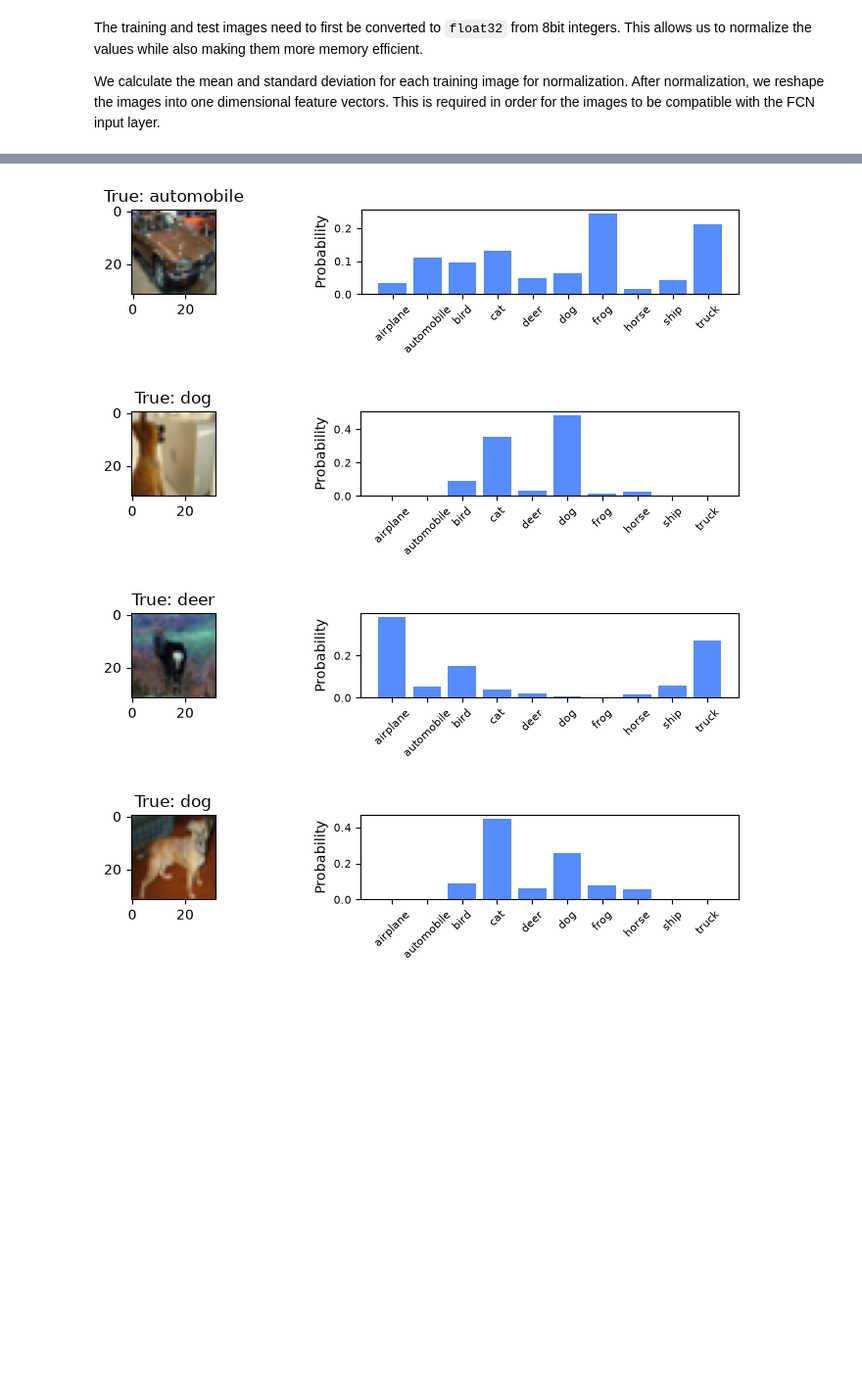
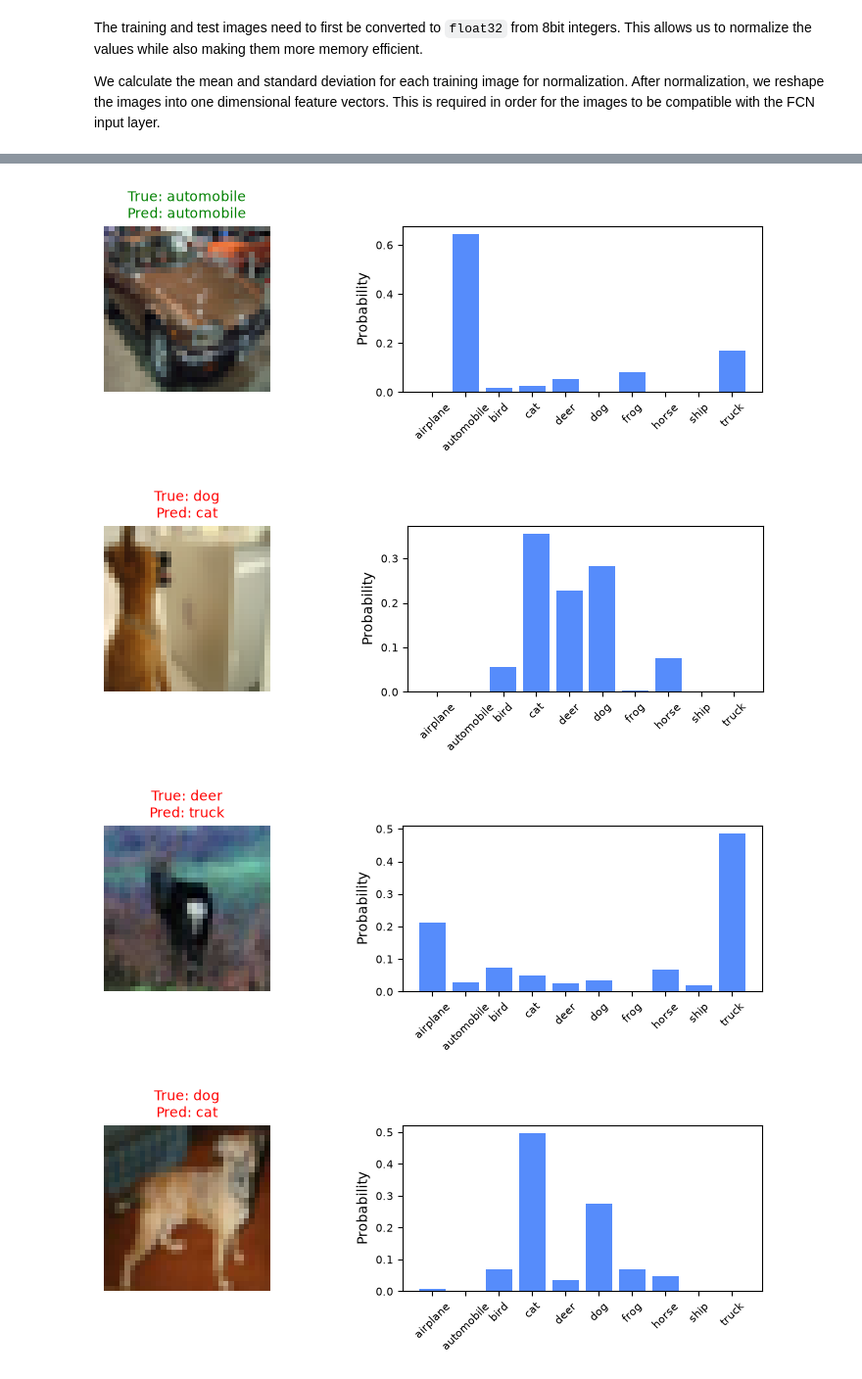
Before and after one commit to alekkiq/neural-networks-g5, a Jupyter notebook: mini-projects/cifar-10/fcn.ipynb, the cells around one changed output, grey strips where cells are left out. Shown at 98% size. Saved outputs shown, nothing was run; the diff lists cells and outputs as text; code cells hidden in the pictures; blank space fills up the shorter version.

Commit message:
Revamp cifar10 fcn to use model builder architecture

```diff
--- a/mini-projects/cifar-10/fcn.ipynb
+++ b/mini-projects/cifar-10/fcn.ipynb
@@ -156,6 +128,0 @@ Model: "cifar10_fcn"
-# %%
-model.compile(
-    loss=keras.losses.SparseCategoricalCrossentropy(),
-    optimizer=keras.optimizers.Adam(),
-    metrics=["accuracy"],
-)
@@ -189,0 +475,3 @@ Training time:  310.9  seconds
+# %%
+# # batch norm + dropout model + randomflip model run
+model, history, x_eval = run_experiment("batchnorm_dropout_flip", early_stop=True, batchnorm=True, bn_before_relu=True, dropout=0.3, flip=True)
@@ -217,9 +526,0 @@ Test accuracy:  0.4860999882221222
-# %%
-h = history.history
-
-# save the results of every epoch to a csv file
-with open("fcn_history/baseline.csv", "w", newline="") as f:
-    writer = csv.writer(f)
-    writer.writerow(["epoch", "accuracy", "loss", "val_accuracy", "val_loss"])
-    for i in range(len(h["loss"])):
-        writer.writerow([i + 1, round(h["accuracy"][i], 4), round(h["loss"][i], 4), round(h["val_accuracy"][i], 4), round(h["val_loss"][i], 4)])
@@ -241,24 +598,26 @@ todo
 # %%
-def to_img(x_flat):
-    img = x_flat.reshape(32, 32, 3) * std + mean
-    return np.clip(img / 255, 0, 1)
+def show_probabilities(model, x_eval, start=2000, n=10):
+    probs = model.predict(x_eval[start:start + n], verbose=0)
+    for k in range(n):
+        i = start + k
+        pred = probs[k].argmax()
+        plt.figure(figsize=(8, 3))
+        plt.subplot(1, 2, 1)
+        plt.imshow(x_test_raw[i])
+        plt.title(f"True: {class_names[y_test[i]]}\nPred: {class_names[pred]}", fontsize=10,
+                  color="green" if pred == y_test[i] else "red")
+        plt.axis("off")
+        plt.subplot(1, 2, 2)
+        plt.bar(np.arange(10), probs[k])
+        plt.xticks(range(10), class_names, rotation=45, fontsize=8)
+        plt.yticks(fontsize=8)
+        plt.ylabel("Probability", fontsize=10)
+        plt.tight_layout()
+        plt.show()
 
-y = model(x_test)
-start = 2000
-
-for k in range(10):
-    plt.figure(figsize=(8, 2))
-    plt.subplot(1, 2, 1)
-    plt.imshow(to_img(x_test[start + k]))
-    plt.title("True: " + class_names[y_test[start+k]], fontsize=12)
-    plt.subplot(1, 2, 2)
-    plt.bar(np.arange(10), y[start+k].numpy().flatten())
-    plt.xticks(range(10), class_names, rotation=45, fontsize=8)
-    plt.yticks(fontsize=8)
-    plt.ylabel("Probability", fontsize=10)
-    plt.tight_layout()
+show_probabilities(model, x_eval)
 # %% [output]
-[figure, old version]
+[figure, new version]
-[figure, old version]
+[figure, new version]
-[figure, old version]
+[figure, new version]
-[figure, old version]
+[figure, new version]
```
Also changed, not shown: parts of 52 cells of this notebook.
